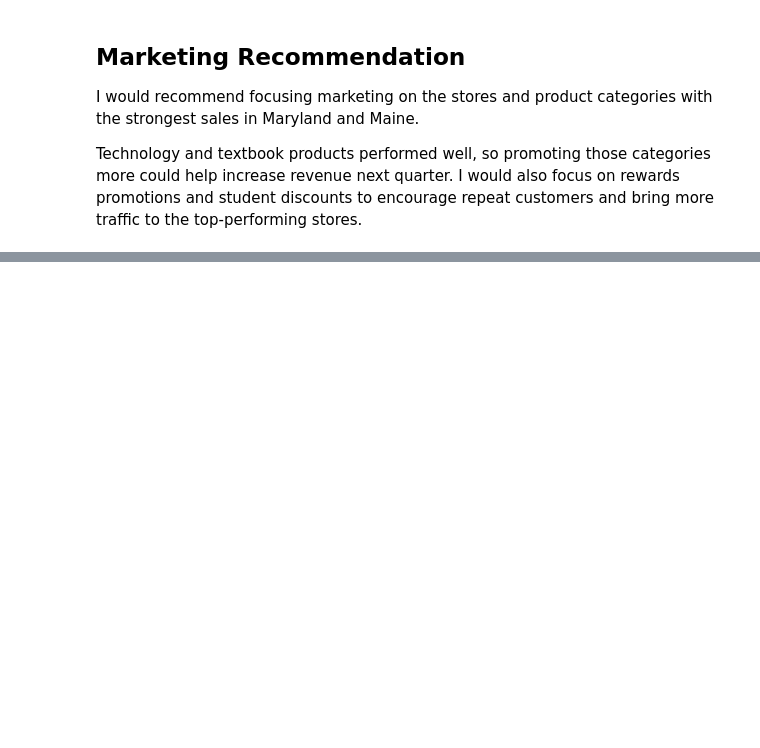
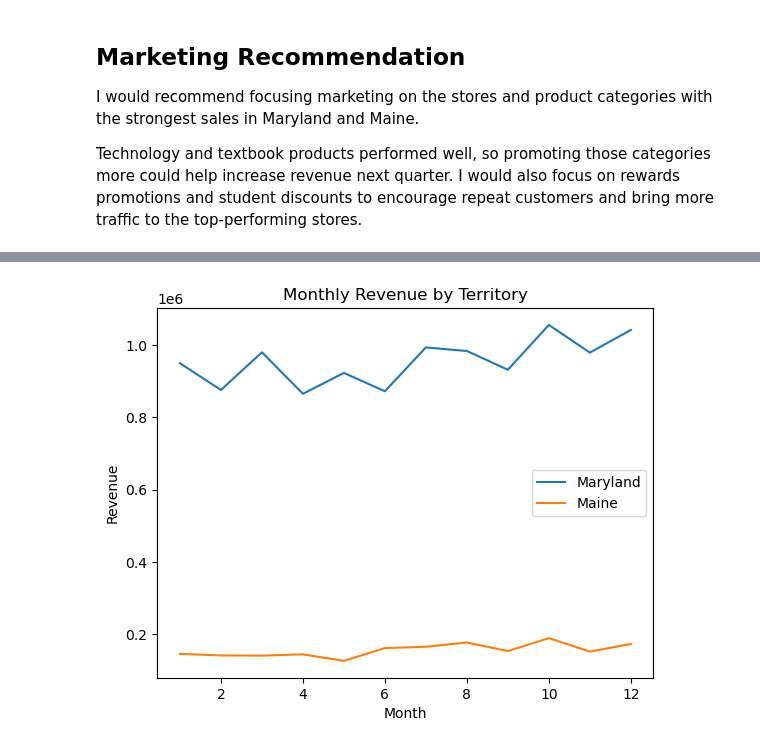
Before and after one commit to Danait378/Capstone_2, a Jupyter notebook: Berhane_sales_analysis.ipynb, the cells around one changed output, grey strips where cells are left out. Cells and saved outputs as stored; diff of their text form; code cells hidden in the pictures; blank space fills up the shorter version.

Commit message:
Emporium sales Territory Analysis

```diff
--- a/Berhane_sales_analysis.ipynb
+++ b/Berhane_sales_analysis.ipynb
@@ -310,0 +339,17 @@ Technology and textbook products performed well, so promoting those categories m
+# %%
+assigned_stores = stores[
+    (stores["State"] == "Maryland") |
+    (stores["State"] == "Maine")
+]
+
+sales_stores = sales.merge(assigned_stores, on="Store ID")
+# %%
+sales_stores["Transaction Date"] = pd.to_datetime(sales_stores["Transaction Date"])
+
+sales_stores["Month"] = sales_stores["Transaction Date"].dt.month
+
+monthly_revenue = sales_stores.groupby(
+    ["State", "Month"]
+)["Sale Amount"].sum()
+
+monthly_revenue
@@ -310,0 +374,6 @@ Technology and textbook products performed well, so promoting those categories m
+# %%
+monthly_revenue = sales_stores.groupby(
+    ["State", "Month"]
+)["Sale Amount"].sum().reset_index()
+
+monthly_revenue
@@ -310,0 +398,14 @@ Technology and textbook products performed well, so promoting those categories m
+# %%
+maryland = monthly_revenue[monthly_revenue["State"] == "Maryland"]
+maine = monthly_revenue[monthly_revenue["State"] == "Maine"]
+
+plt.plot(maryland["Month"], maryland["Sale Amount"], label="Maryland")
+plt.plot(maine["Month"], maine["Sale Amount"], label="Maine")
+
+plt.title("Monthly Revenue by Territory")
+plt.xlabel("Month")
+plt.ylabel("Revenue")
+plt.legend()
+plt.show()
+# %% [output]
+[figure, added]
```
Also changed, not shown: parts of 12 cells of this notebook.
